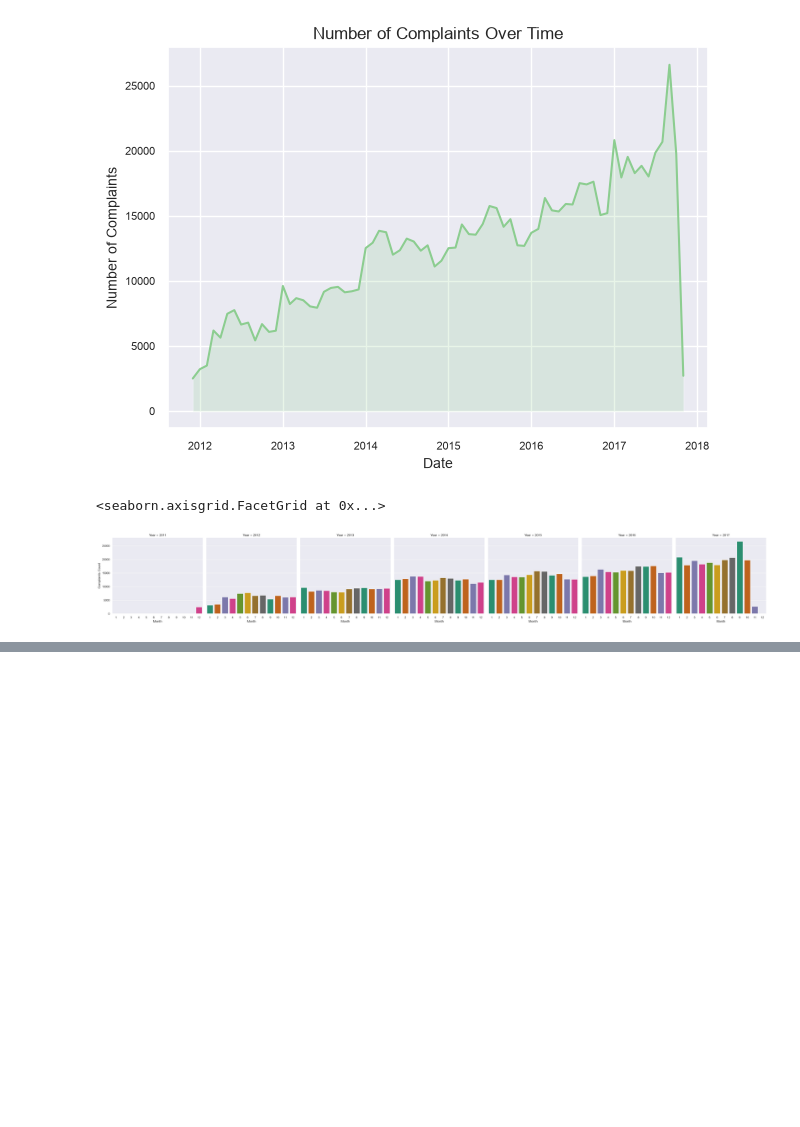
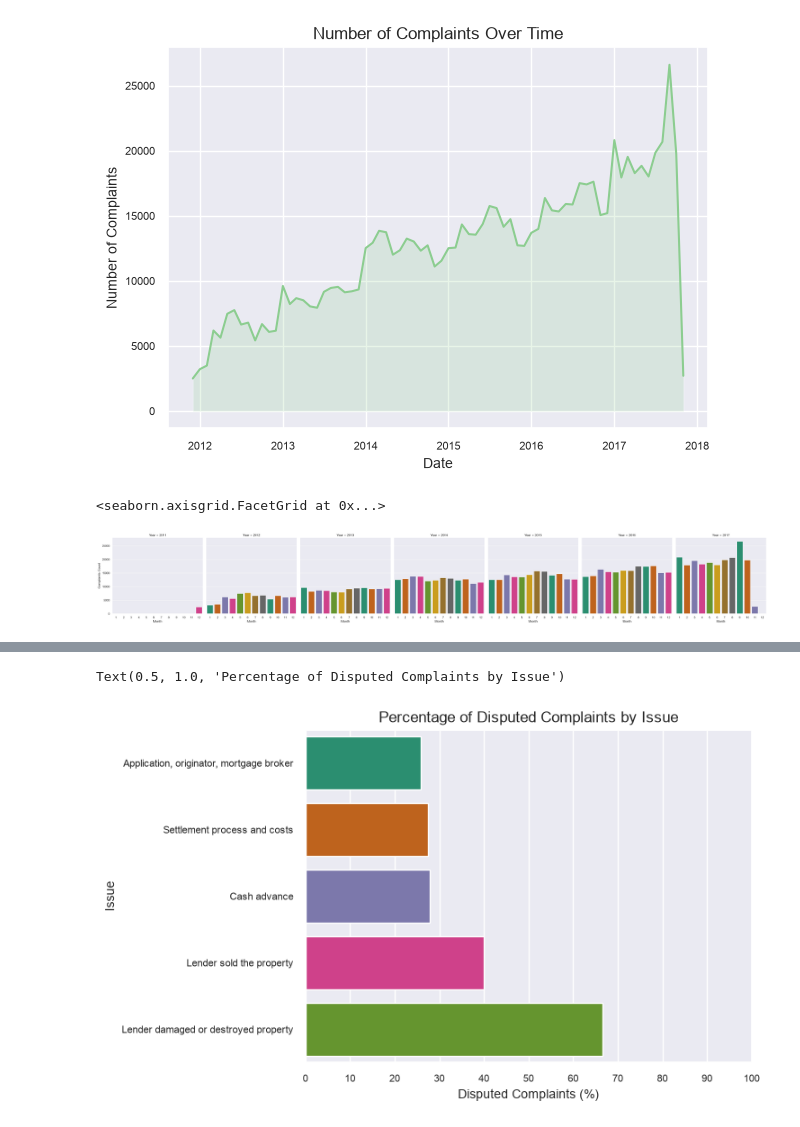
Before and after one commit to DimitarK13/consumer-complaints, a Jupyter notebook: notebooks/03-exploratory-data-analysis.ipynb, the cells around one changed output, grey strips where cells are left out. Drawn from its saved outputs; the diff is of its cells as text; code cells hidden in the pictures; blank space fills up the shorter version.

Commit message:
investigate issues with highest share of disputed complaints

```diff
--- a/notebooks/03-exploratory-data-analysis.ipynb
+++ b/notebooks/03-exploratory-data-analysis.ipynb
@@ -107,0 +110,9 @@ f.set_axis_labels('Month', 'Complaints Count')
+# %%
+issue_disputed = (
+    df.groupby('issue')['consumer_disputed']
+    .apply(lambda x: (x == 'Yes').mean() * 100)
+    .nlargest(5)
+    .sort_values()
+)
+
+print(issue_disputed)
@@ -107,0 +127,12 @@ f.set_axis_labels('Month', 'Complaints Count')
+# %%
+g = sns.barplot(x=issue_disputed.values, y=issue_disputed.index, hue=issue_disputed.values, legend=False, palette='Dark2')
+
+g.set_xticks(np.arange(0, 101, 10))
+g.tick_params(axis='both', labelsize=8)
+
+g.set_xlabel('Disputed Complaints (%)', fontsize=10)
+g.set_ylabel('Issue', fontsize=10)
+g.set_title('Percentage of Disputed Complaints by Issue')
+# %% [output]
+Text(0.5, 1.0, 'Percentage of Disputed Complaints by Issue')
+[figure, added]
```
Also changed, not shown: parts of 2 cells of this notebook.
